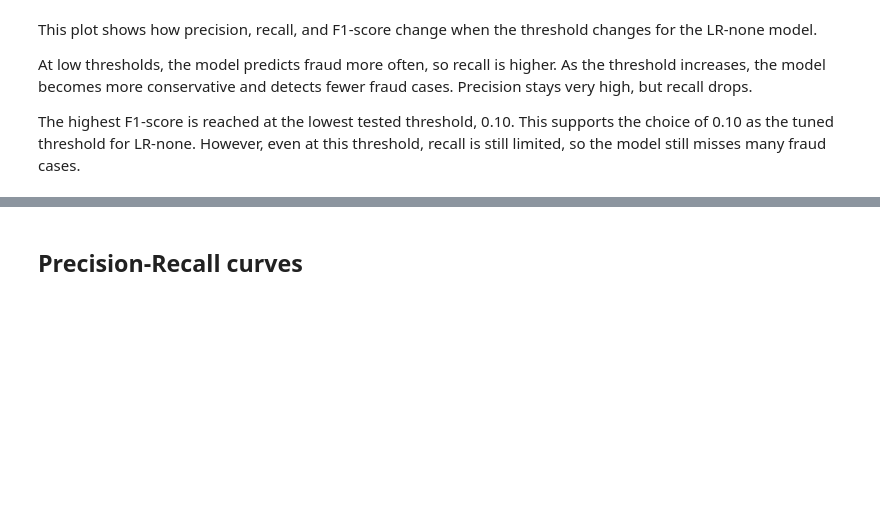
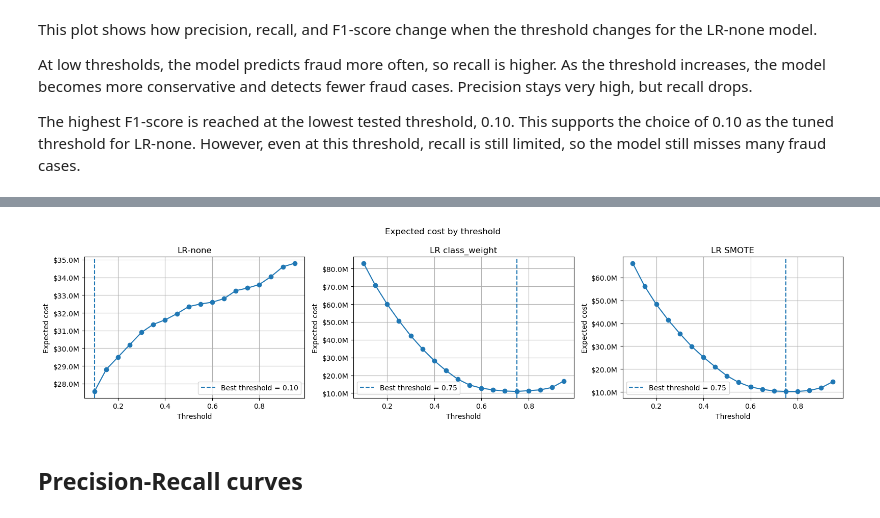
Before and after one commit to tanyelutsik/multimodal-fraud-detection-thesis, a Jupyter notebook: notebook/11_tabular_full_baseline.ipynb, the cells around one changed output, grey strips where cells are left out. Cells and saved outputs as stored; diff of their text form; code cells hidden in the pictures; blank space fills up the shorter version.

```diff
--- a/notebook/11_tabular_full_baseline.ipynb
+++ b/notebook/11_tabular_full_baseline.ipynb
@@ -1018,3 +1071,45 @@ The highest F1-score is reached at the lowest tested threshold, 0.10. This suppo
+# %%
+import matplotlib.pyplot as plt
+from matplotlib.ticker import FuncFormatter
+
+cost_tables = [
+    (cost_df_none, "LR-none"),
+    (cost_df_weighted, "LR class_weight"),
+    (cost_df_smote, "LR SMOTE"),
+]
+
+fig, axes = plt.subplots(1, 3, figsize=(16, 4), sharey=False)
+
+for ax, (df, title) in zip(axes, cost_tables):
+    df_sorted = df.sort_values("threshold")
+    best_row = df.loc[df["expected_cost"].idxmin()]
+
+    ax.plot(
+        df_sorted["threshold"],
+        df_sorted["expected_cost"],
+        marker="o"
+    )
+
+    ax.axvline(
+        best_row["threshold"],
+        linestyle="--",
+        label=f"Best threshold = {best_row['threshold']:.2f}"
+    )
+
+    ax.set_title(title)
+    ax.set_xlabel("Threshold")
+    ax.set_ylabel("Expected cost")
+    ax.yaxis.set_major_formatter(
+        FuncFormatter(lambda x, _: f"${x/1_000_000:.1f}M")
+    )
+    ax.grid(True)
+    ax.legend()
+
+plt.suptitle("Expected cost by threshold")
+plt.tight_layout()
+plt.show()
+# %% [output]
+[figure, added]
 # %% [markdown]
 ## Precision-Recall curves
 # %%
```
Also changed, not shown: parts of 10 cells of this notebook, 1 other file.
